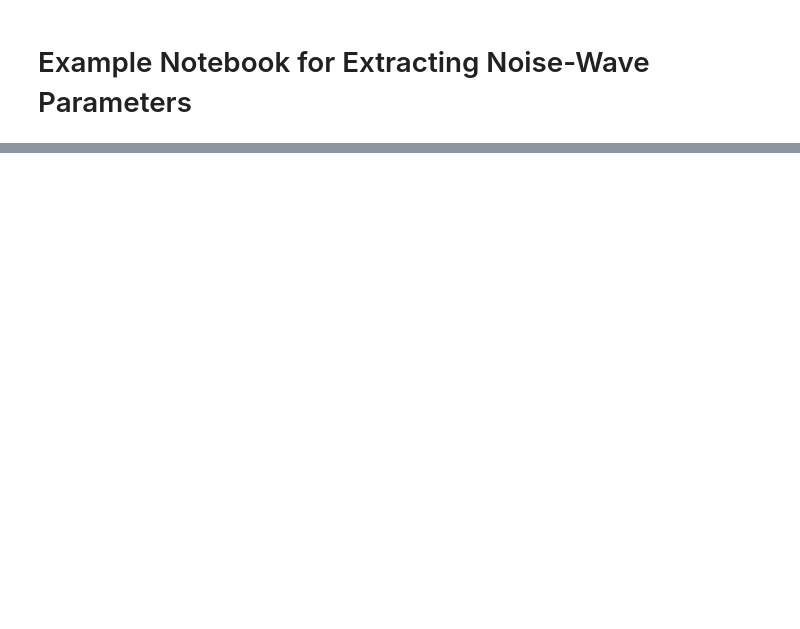
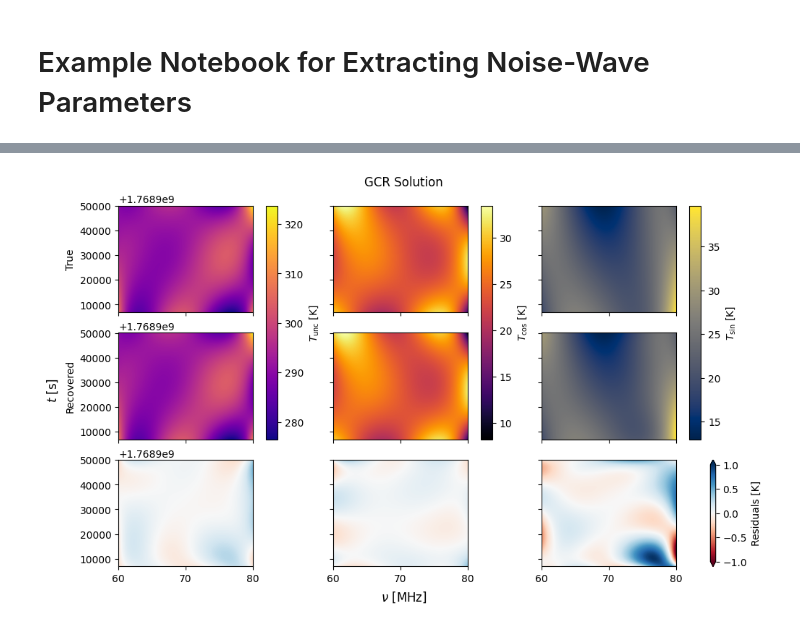
Before and after one commit to RHINO-Experiment/rhino-cal, a Jupyter notebook: nw_example.ipynb, the cells around one changed output, grey strips where cells are left out. Saved outputs shown, nothing was run; the diff lists cells and outputs as text; code cells hidden in the pictures; blank space fills up the shorter version.

```diff
--- a/nw_example.ipynb
+++ b/nw_example.ipynb
@@ -468,0 +470,100 @@ plt.show()
+# %%
+with h5py.File('simulated_data/sim_data.hdf5_sim') as f:
+    t_unc_sim = f['t_unc'][()]
+    t_sin_sim = f['t_sin'][()]
+    t_cos_sim = f['t_cos'][()]
+
+
+# Plot Residuals and Reconstructed Surface
+fig, axes = plt.subplots(nrows=3,
+                         ncols=3,
+                         sharex=True,
+                         layout='constrained',
+                         figsize=(10,8),
+                         sharey=True)
+
+resid_vminmax = 1
+
+# resid_vminmax = np.max(np.abs(np.array([t_unc_sim - t_unc_surface,
+#                                         t_cos_sim - t_cos_surface,
+#                                         t_sin_sim - t_sin_surface])))
+
+unc = axes[0,0].pcolormesh(np.array(simulated_data_handler.freqs),
+                     np.array(simulated_data_handler.times),
+                     t_unc_sim,
+                     cmap='plasma')
+
+unc = axes[1,0].pcolormesh(np.array(simulated_data_handler.freqs),
+                     np.array(simulated_data_handler.times),
+                     t_unc_surface,
+                     cmap='plasma')
+
+res = axes[2,0].pcolormesh(np.array(simulated_data_handler.freqs),
+                     np.array(simulated_data_handler.times),
+                     t_unc_sim - t_unc_surface,
+                     vmin=-resid_vminmax,
+                     vmax=resid_vminmax,
+                     cmap='RdBu')
+
+cos = axes[0,1].pcolormesh(np.array(simulated_data_handler.freqs),
+                     np.array(simulated_data_handler.times),
+                     t_cos_sim,
+                     cmap='inferno')
+
+cos = axes[1,1].pcolormesh(np.array(simulated_data_handler.freqs),
+                     np.array(simulated_data_handler.times),
+                     t_cos_surface,
+                     cmap='inferno')
+
+res = axes[2,1].pcolormesh(np.array(simulated_data_handler.freqs),
+                     np.array(simulated_data_handler.times),
+                     t_cos_sim - t_cos_surface,
+                     vmin=-resid_vminmax,
+                     vmax=resid_vminmax,
+                     cmap='RdBu')
+
+sin = axes[0,2].pcolormesh(np.array(simulated_data_handler.freqs),
+                     np.array(simulated_data_handler.times),
+                     t_sin_sim,
+                     cmap='cividis')
+
+sin  = axes[1,2].pcolormesh(np.array(simulated_data_handler.freqs),
+                     np.array(simulated_data_handler.times),
+                     t_sin_surface,
+                     cmap='cividis')
+
+res = axes[2,2].pcolormesh(np.array(simulated_data_handler.freqs),
+                     np.array(simulated_data_handler.times),
+                     t_sin_sim - t_sin_surface,
+                     vmin=-resid_vminmax,
+                     vmax=resid_vminmax,
+                     cmap='RdBu')
+
+
+axes[0,0].set_ylabel('True')
+axes[1,0].set_ylabel('Recovered')
+
+fig.colorbar(res,
+             ax=[axes[2,i] for i in range(3)],
+             label='Residuals [K]',
+             extend='both')
+
+fig.colorbar(unc,
+             ax=[axes[i,0] for i in range(2)],
+             label=r'$T_{\rm unc}$ [K]')
+
+fig.colorbar(cos,
+             ax=[axes[i,1] for i in range(2)],
+             label=r'$T_{\rm cos}$ [K]')
+
+fig.colorbar(sin,
+             ax=[axes[i,2] for i in range(2)],
+             label=r'$T_{\rm sin}$ [K]')
+
+fig.supxlabel(r'$\nu$ [MHz]')
+fig.supylabel(r'$t$ [s]')
+fig.suptitle('GCR Solution')
+plt.gcf().set_size_inches(10., 6.)
+plt.show()
+# %% [output]
+[figure, added]
```
Also changed, not shown: parts of 13 cells of this notebook, 3 other files.
